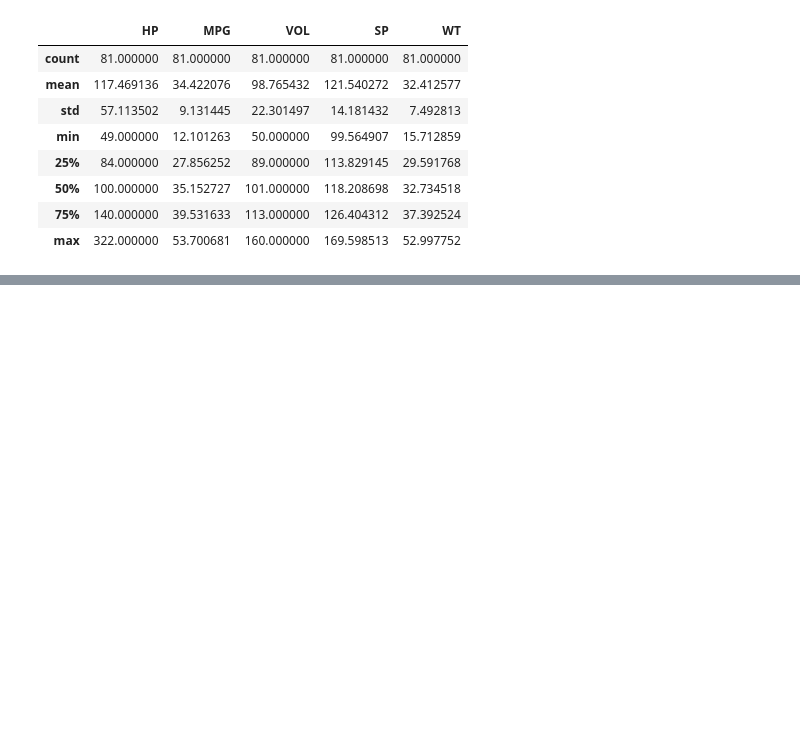
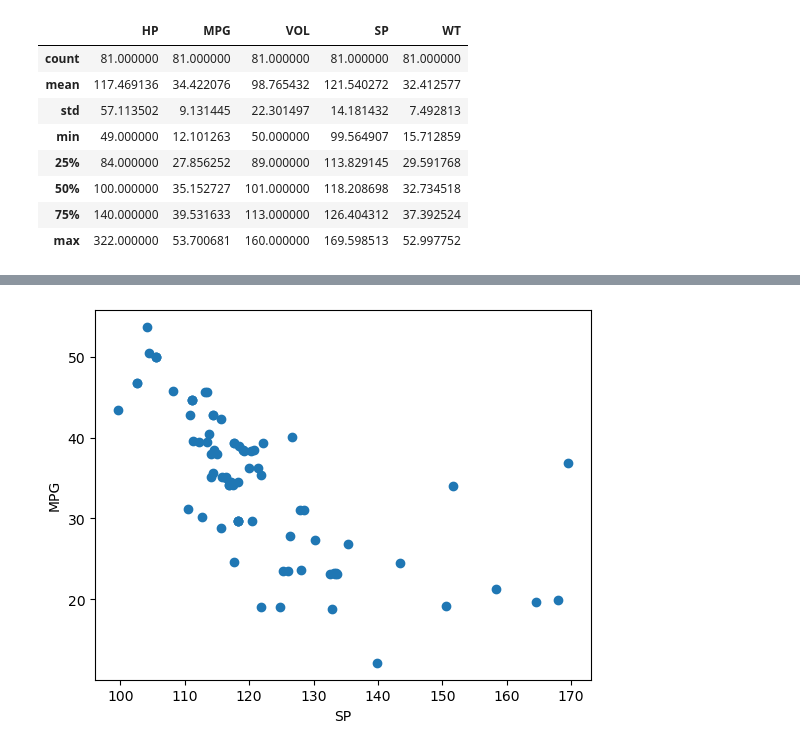
Before and after one commit to aryanra419/Python-class-notes, a Jupyter notebook: ML-MultiLinear.ipynb, the cells around one changed output, grey strips where cells are left out. Saved outputs shown, nothing was run; the diff lists cells and outputs as text; code cells hidden in the pictures; blank space fills up the shorter version.

```diff
--- a/ML-MultiLinear.ipynb
+++ b/ML-MultiLinear.ipynb
@@ -51,0 +87,7 @@ d1.describe()
+# %%
+plt.scatter(d1['SP'],d1['MPG'])
+plt.xlabel("SP")
+plt.ylabel('MPG')
+plt.show()
+# %% [output]
+[figure, added]
```
Also changed, not shown: parts of 13 cells of this notebook.
